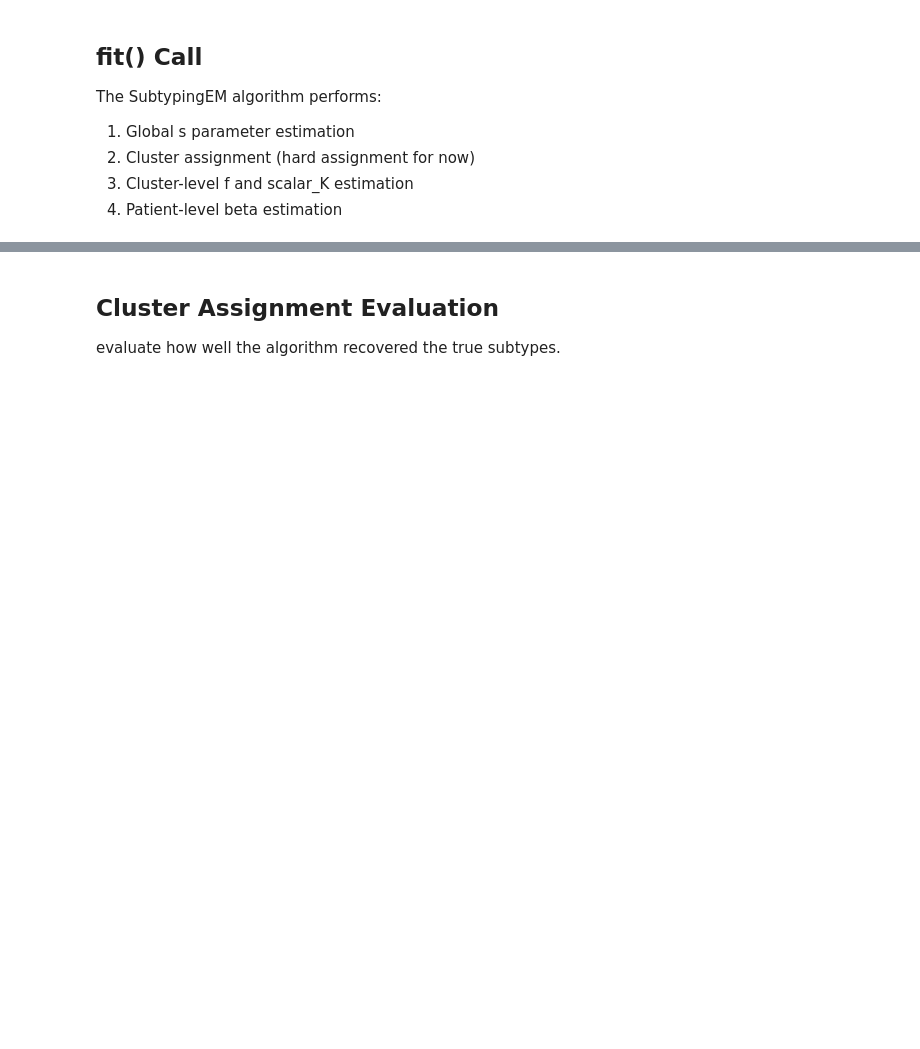
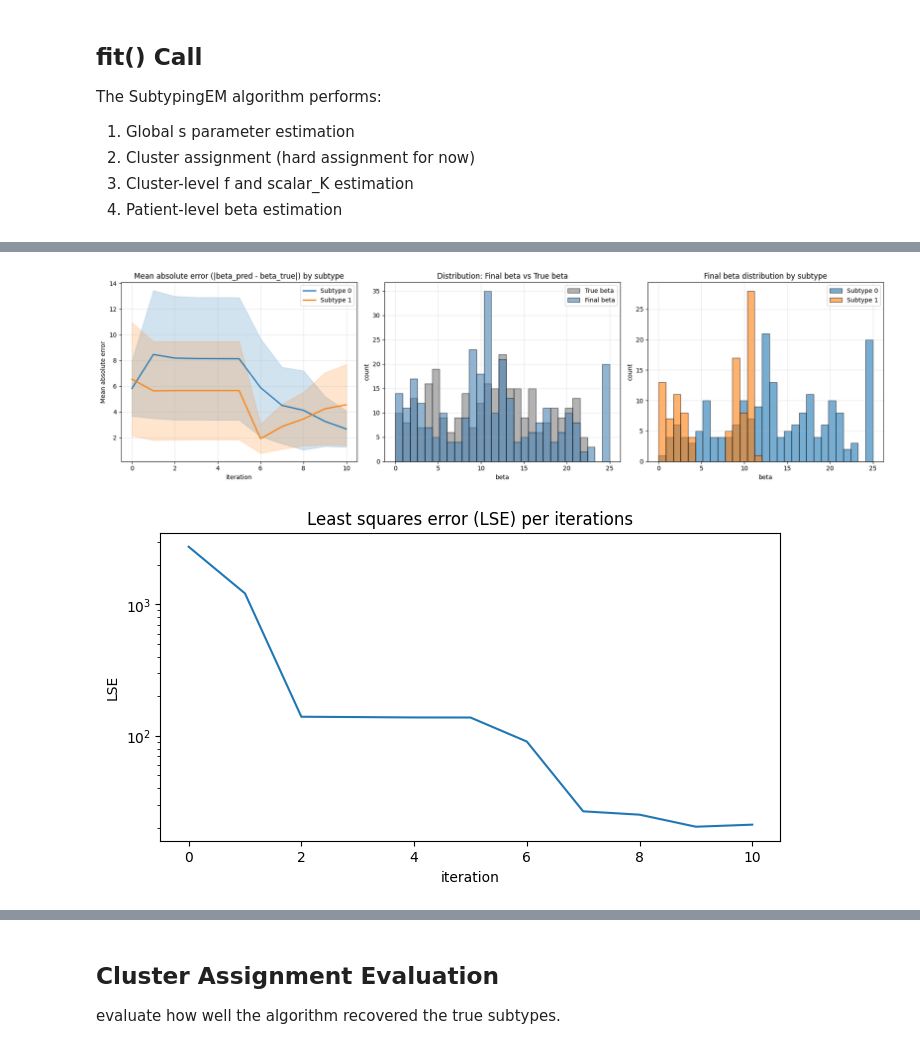
Before and after one commit to LAMCIG/Progression_models_simulations, a Jupyter notebook: EMDPM/experiments/synthetic_experiments/subtyping/test_subtyping_em.ipynb, the cells around one changed output, grey strips where cells are left out. Saved outputs shown, nothing was run; the diff lists cells and outputs as text; code cells hidden in the pictures; blank space fills up the shorter version.

```diff
--- a/EMDPM/experiments/synthetic_experiments/subtyping/test_subtyping_em.ipynb
+++ b/EMDPM/experiments/synthetic_experiments/subtyping/test_subtyping_em.ipynb
@@ -215,0 +186,23 @@ Final LSE: 24.548649
+# %%
+subtyping_em.compute_subtype_mapping(f_list, verbose=True)
+subtype_mapping = subtyping_em.subtype_mapping # store for plotting later
+
+print_parameter_comparison(
+    fitted_f_list=subtyping_em.cluster_f,
+    fitted_scalar_K_list=subtyping_em.cluster_scalar_K,
+    fitted_s=subtyping_em.final_s,
+    true_f_list=f_list,
+    true_scalar_K_list=scalar_K_list,
+    true_s=np.ones(n_biomarkers),  # s is typically all ones in synthetic data
+    subtype_mapping=subtyping_em.subtype_mapping,
+    n_subtypes=n_subtypes,
+)
+
+# Confusion matrix for single fit
+from sklearn.metrics import confusion_matrix
+assignments_true = np.array([p["subtype_true"] for p in X])
+# Map fitted assignments using subtype mapping
+mapped_assignments = subtype_mapping[subtyping_em.final_assignments]
+print("\n=== Confusion Matrix: Single Fit (with mapping) ===")
+cm_single = confusion_matrix(assignments_true, mapped_assignments)
+print(cm_single)
@@ -215,0 +227,13 @@ Final LSE: 24.548649
+# %%
+plot_beta_history_by_subtype(
+    beta_history=subtyping_em.beta_history,
+    assignments=subtyping_em.final_assignments,
+    n_subtypes=n_subtypes,
+    beta_true=beta_true_array,
+    subtype_mapping=subtype_mapping if 'subtype_mapping' in locals() else None,
+)
+
+plot_lse(subtyping_em.lse_history)
+# %% [output]
+[figure, added]
+[figure, added]
```
Also changed, not shown: parts of 22 cells of this notebook, 18 other files.
